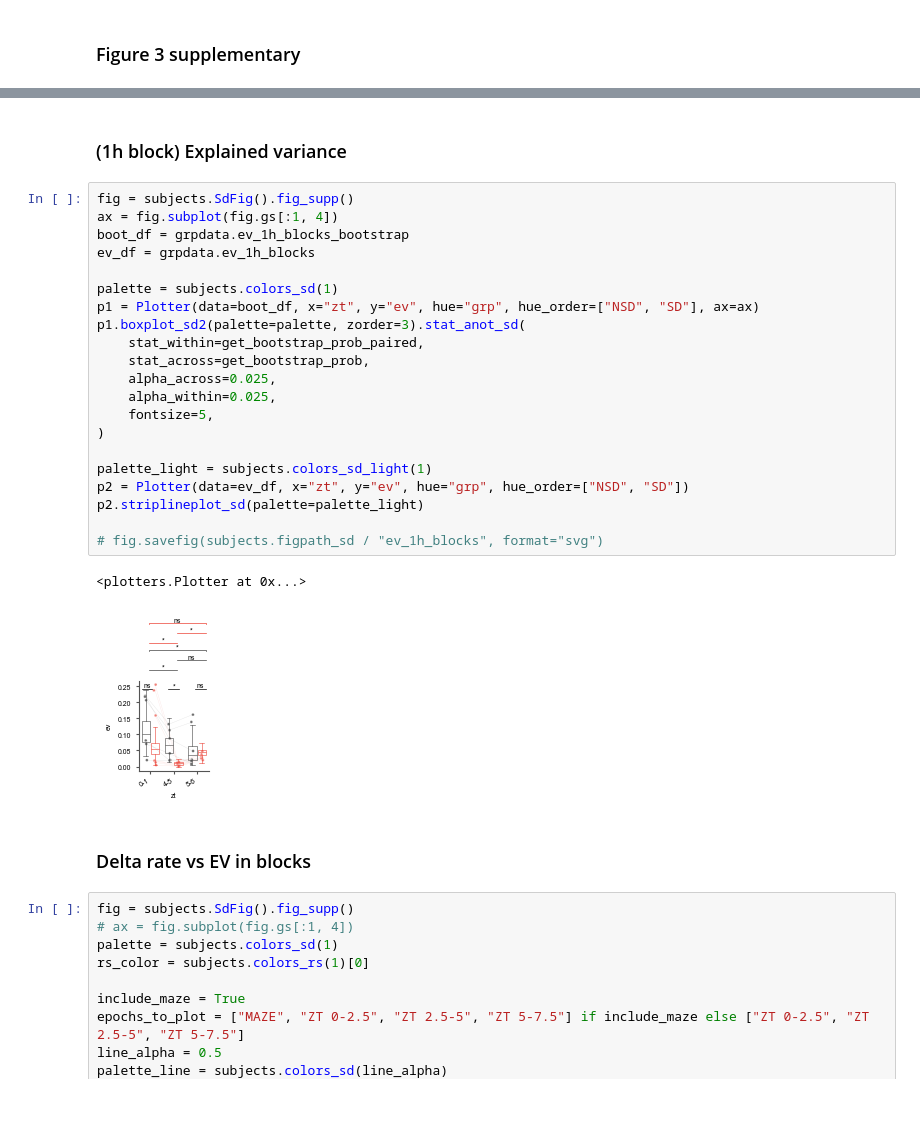
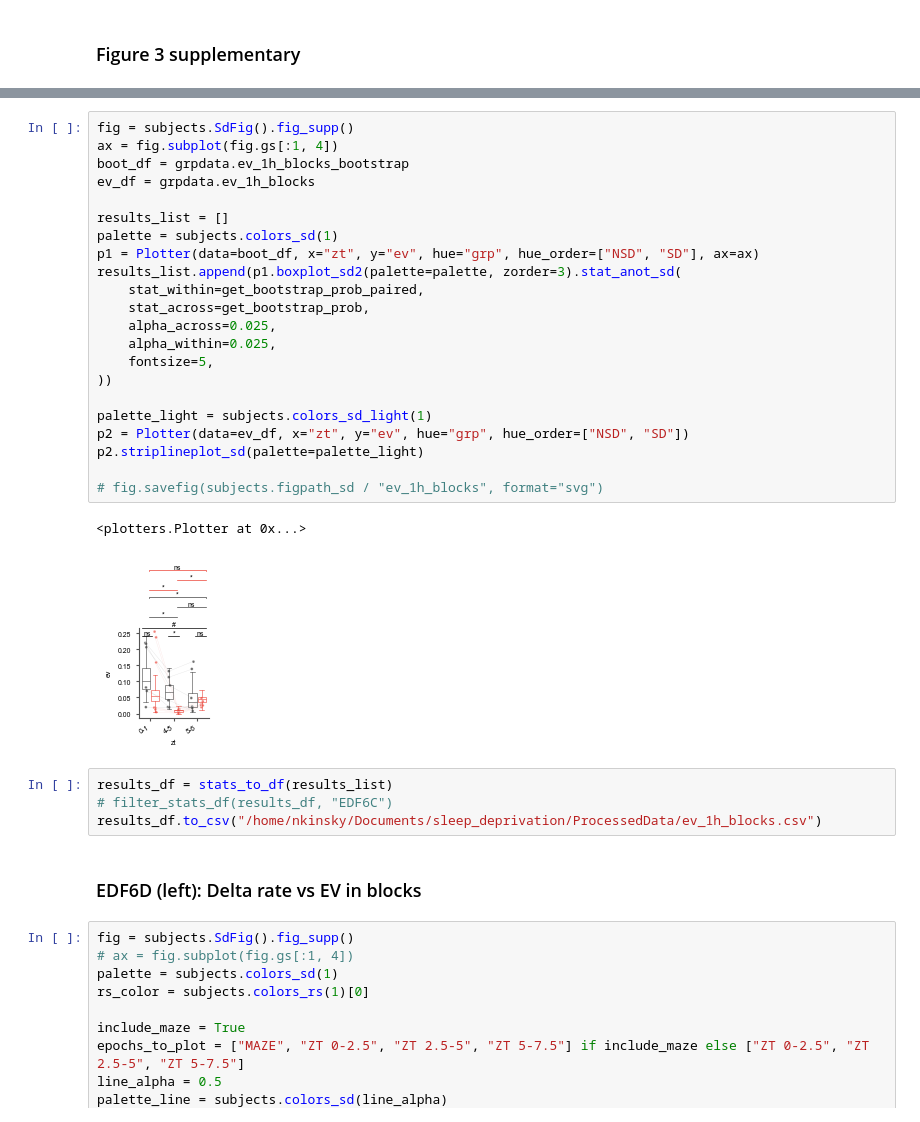
Before and after one commit to diba-lab/sleep_loss_hippocampal_replay, a Jupyter notebook: analysis_and_figure_code/sleep_deprivation/figures/sd_figure3_supp.ipynb, the cells around one changed output, grey strips where cells are left out. Saved outputs shown, nothing was run; the diff lists cells and outputs as text.

```diff
--- a/analysis_and_figure_code/sleep_deprivation/figures/sd_figure3_supp.ipynb
+++ b/analysis_and_figure_code/sleep_deprivation/figures/sd_figure3_supp.ipynb
@@ -139,31 +272,34 @@ fig.savefig(subjects.figpath_sd / "frate_1h_blocks", format="svg")
-# %% [markdown]
-### (1h block) Explained variance
 # %%
 fig = subjects.SdFig().fig_supp()
 ax = fig.subplot(fig.gs[:1, 4])
 boot_df = grpdata.ev_1h_blocks_bootstrap
 ev_df = grpdata.ev_1h_blocks
 
+results_list = []
 palette = subjects.colors_sd(1)
 p1 = Plotter(data=boot_df, x="zt", y="ev", hue="grp", hue_order=["NSD", "SD"], ax=ax)
-p1.boxplot_sd2(palette=palette, zorder=3).stat_anot_sd(
+results_list.append(p1.boxplot_sd2(palette=palette, zorder=3).stat_anot_sd(
     stat_within=get_bootstrap_prob_paired,
     stat_across=get_bootstrap_prob,
     alpha_across=0.025,
     alpha_within=0.025,
     fontsize=5,
-)
+))
 
 palette_light = subjects.colors_sd_light(1)
 p2 = Plotter(data=ev_df, x="zt", y="ev", hue="grp", hue_order=["NSD", "SD"])
 p2.striplineplot_sd(palette=palette_light)
 
 # fig.savefig(subjects.figpath_sd / "ev_1h_blocks", format="svg")
 # %% [output]
 <plotters.Plotter at 0x...>
-[figure, old version]
+[figure, new version]
+# %%
+results_df = stats_to_df(results_list)
+# filter_stats_df(results_df, "EDF6C")
+results_df.to_csv("/home/nkinsky/Documents/sleep_deprivation/ProcessedData/ev_1h_blocks.csv")
 # %% [markdown]
-### Delta rate vs EV in blocks
+### EDF6D (left): Delta rate vs EV in blocks
 # %%
 fig = subjects.SdFig().fig_supp()
 # ax = fig.subplot(fig.gs[:1, 4])
```
Also changed, not shown: parts of 16 cells of this notebook, 26 other files.
